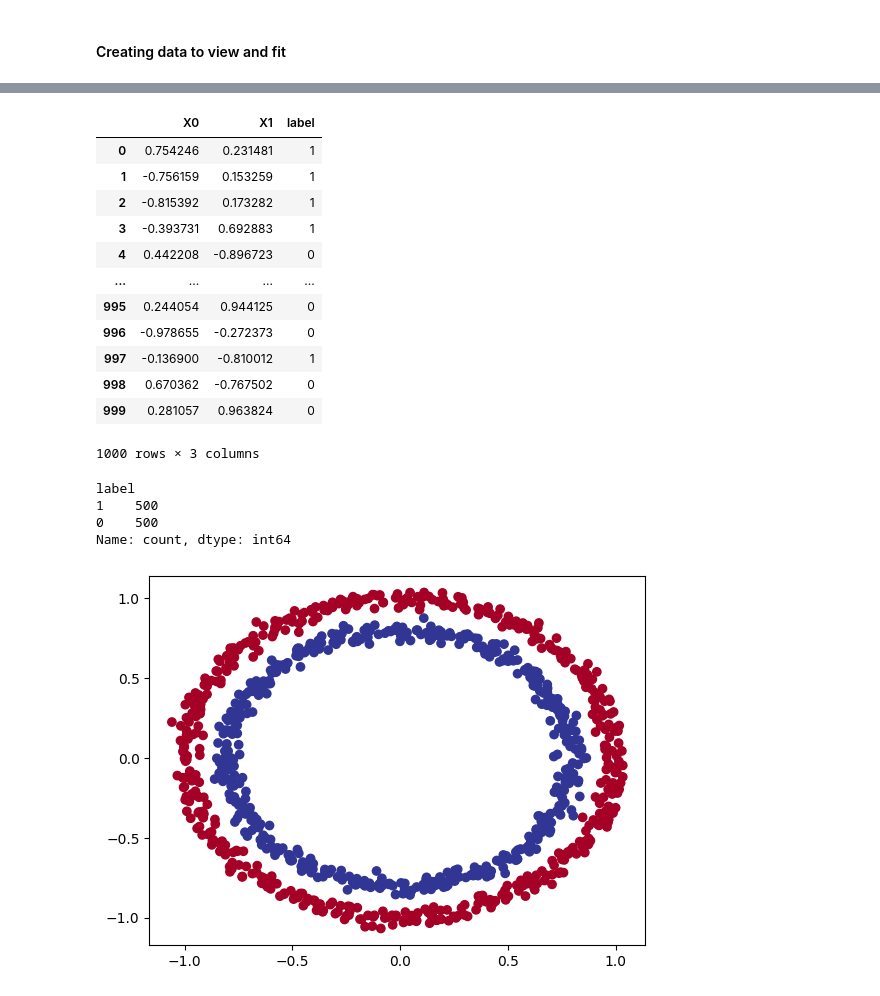
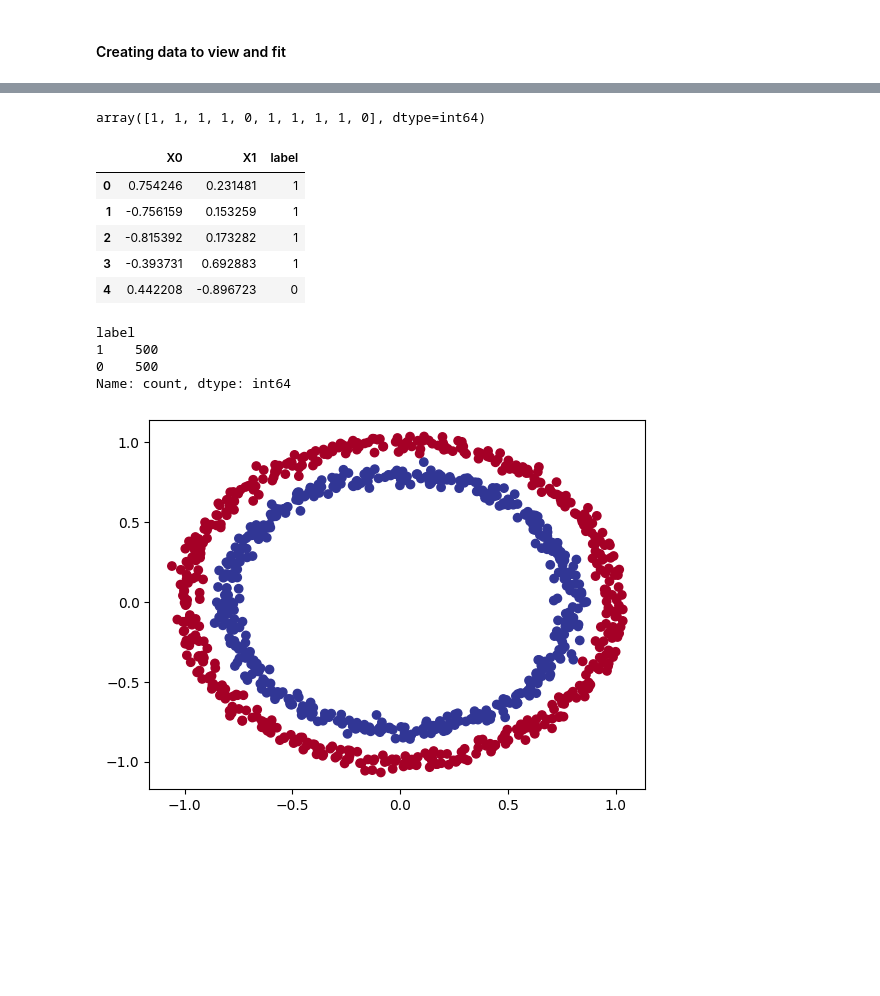
Before and after one commit to gurpreetdeol/tensorflow-professional-certification, a Jupyter notebook: notebooks/02_Neural_Networks_Classification_with_Tensorflow.ipynb, the cells around one changed output, grey strips where cells are left out. Cells and saved outputs as stored; diff of their text form; code cells hidden in the pictures; blank space fills up the shorter version.

```diff
--- a/notebooks/02_Neural_Networks_Classification_with_Tensorflow.ipynb
+++ b/notebooks/02_Neural_Networks_Classification_with_Tensorflow.ipynb
@@ -14,8 +18,10 @@ from sklearn.datasets import make_circles
 # %%
-# Make 1000 examples
+from sklearn.datasets import make_circles
+
+# Make circles
 n_samples = 1000
 
 # Create circles
-X, y = make_circles(n_samples=n_samples,
+X, y = make_circles(n_samples,
                     noise=0.03,
                     random_state=42)
@@ -41,28 +41,24 @@ array([1, 1, 1, 1, 0, 1, 1, 1, 1, 0], dtype=int64)
+# %%
+y[:10]
+# %% [output]
+array([1, 1, 1, 1, 0, 1, 1, 1, 1, 0], dtype=int64)
 # %%
 import pandas as pd
 
-circles = pd.DataFrame({"X0": X[:, 0], "X1": X[:, 1], "label": y})
+circles = pd.DataFrame({'X0': X[:, 0], "X1": X[:, 1], "label": y})
+circles.head()
+# %% [output]
+|  | X0 | X1 | label |
+| 0 | 0.754246 | 0.231481 | 1 |
+| 1 | -0.756159 | 0.153259 | 1 |
+| 2 | -0.815392 | 0.173282 | 1 |
+| 3 | -0.393731 | 0.692883 | 1 |
+| 4 | 0.442208 | -0.896723 | 0 |
 # %%
-circles
+circles.label.value_counts()
 # %% [output]
-|  | X0 | X1 | label |
-| 0 | 0.754246 | 0.231481 | 1 |
-| 1 | -0.756159 | 0.153259 | 1 |
-| 2 | -0.815392 | 0.173282 | 1 |
-| 3 | -0.393731 | 0.692883 | 1 |
-| 4 | 0.442208 | -0.896723 | 0 |
-| ... | ... | ... | ... |
-| 995 | 0.244054 | 0.944125 | 0 |
-| 996 | -0.978655 | -0.272373 | 0 |
-| 997 | -0.136900 | -0.810012 | 1 |
-| 998 | 0.670362 | -0.767502 | 0 |
-| 999 | 0.281057 | 0.963824 | 0 |
-1000 rows × 3 columns
+label
+1    500
+0    500
+Name: count, dtype: int64
-# %%
-circles['label'].value_counts()
-# %% [output]
-label
-1    500
-0    500
-Name: count, dtype: int64
 # %%
```
Also changed, not shown: parts of 131 cells of this notebook, 16 other files.
